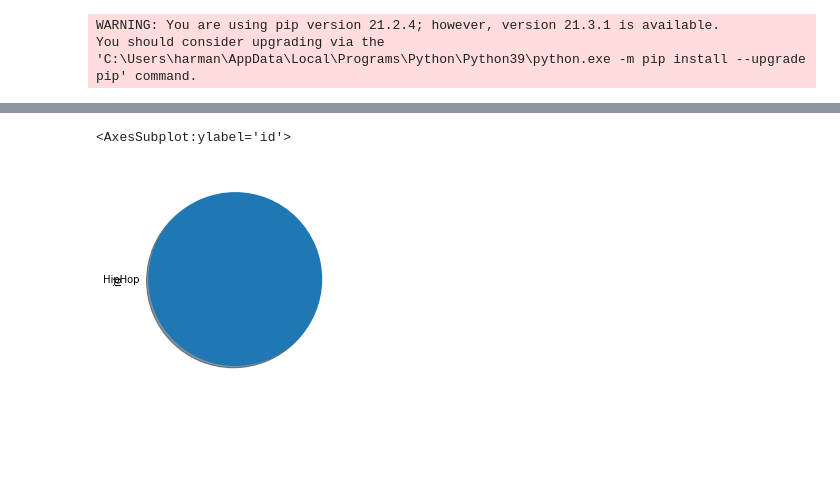
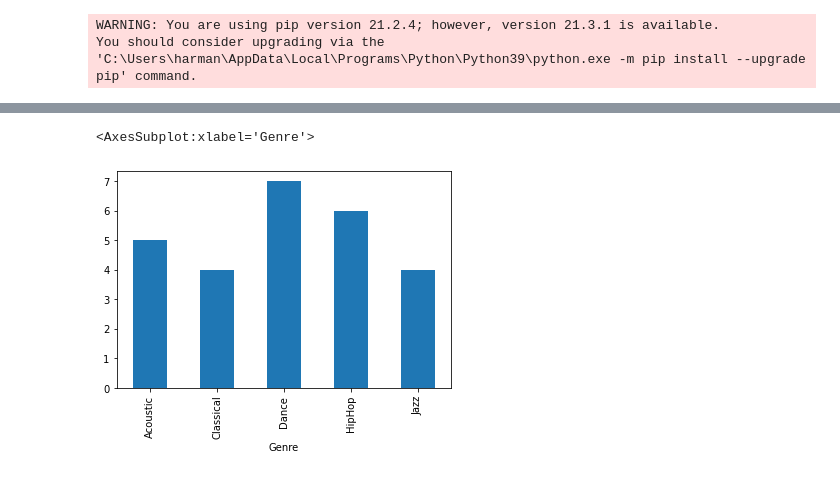
Before and after one commit to harmansingh0017/musicplayer, a Jupyter notebook: JupyterNotebook/chart.ipynb, the cells around one changed output, grey strips where cells are left out. Saved outputs shown, nothing was run; the diff lists cells and outputs as text; code cells hidden in the pictures; blank space fills up the shorter version.

```diff
--- a/JupyterNotebook/chart.ipynb
+++ b/JupyterNotebook/chart.ipynb
@@ -48,5 +58,5 @@ plt.show()
 # %%
- dataframe.groupby('Genre')['id'].nunique().plot(kind='pie', shadow=True)
+ dataframe.groupby('Genre')['id'].nunique().plot(kind='bar')
 # %% [output]
-<AxesSubplot:ylabel='id'>
+<AxesSubplot:xlabel='Genre'>
-[figure, old version]
+[figure, new version]
```
Also changed, not shown: parts of 2 cells of this notebook, 8 other files.
